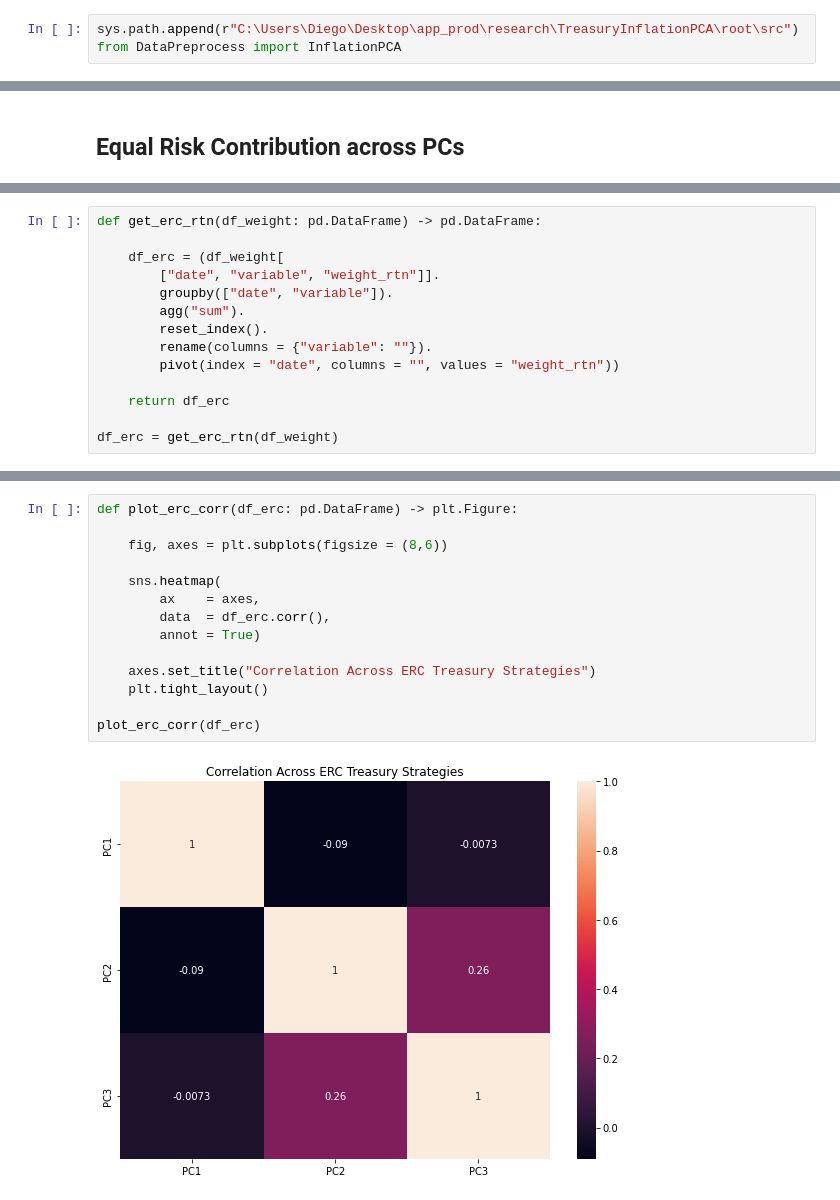
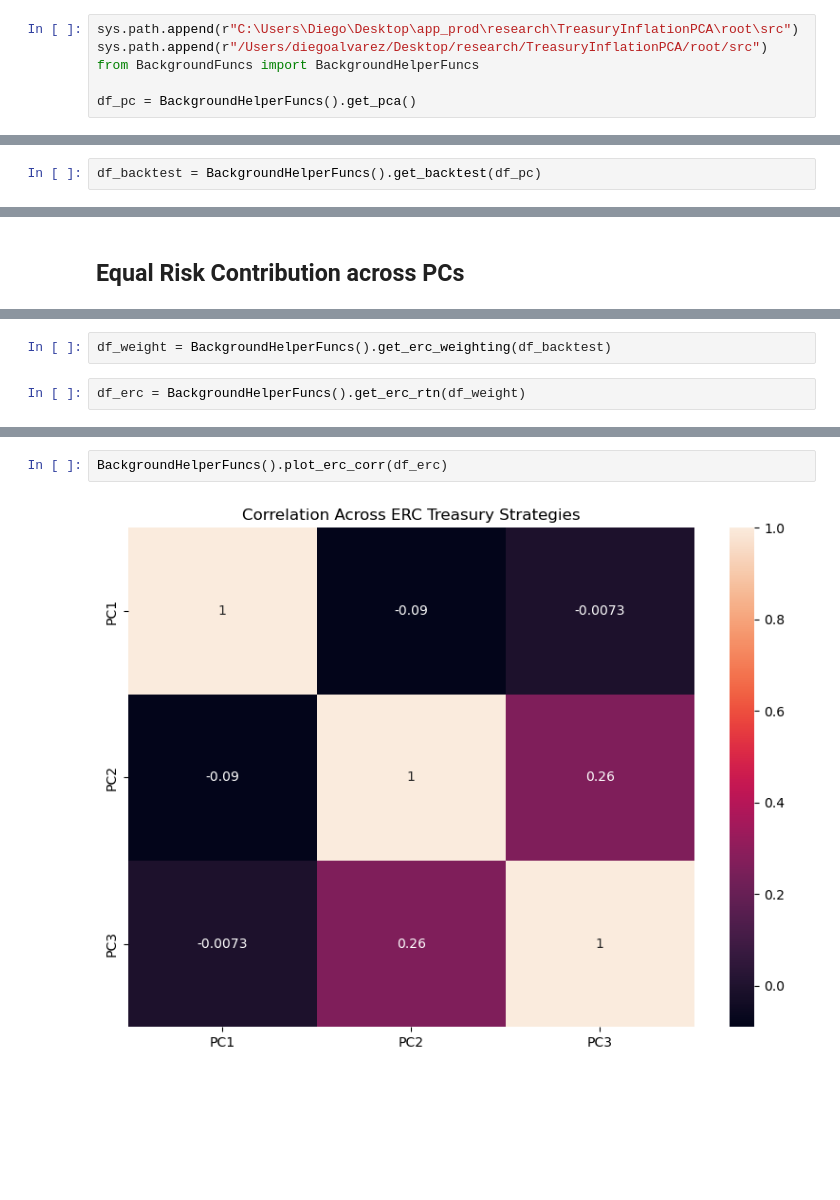
Before and after one commit to diegodalvarez/TreasuryInflationPCA, a Jupyter notebook: root/notebook/BacktestReturns.ipynb, the cells around one changed output, grey strips where cells are left out. Drawn from its saved outputs; the diff is of its cells as text; blank space fills up the shorter version.

```diff
--- a/root/notebook/BacktestReturns.ipynb
+++ b/root/notebook/BacktestReturns.ipynb
@@ -11,6 +11,9 @@ import matplotlib.pyplot as plt
 from   matplotlib.ticker import FuncFormatter
 # %%
 sys.path.append(r"C:\Users\Diego\Desktop\app_prod\research\TreasuryInflationPCA\root\src")
-from DataPreprocess import InflationPCA
+sys.path.append(r"/Users/diegoalvarez/Desktop/research/TreasuryInflationPCA/root/src")
+from BackgroundFuncs import BackgroundHelperFuncs
+
+df_pc = BackgroundHelperFuncs().get_pca()
 # %% [markdown]
 ## Analyzing PCA Signals
@@ -126,0 +35,2 @@ plot_correlation(df_backtest)
+# %%
+df_backtest = BackgroundHelperFuncs().get_backtest(df_pc)
@@ -229,15 +53,5 @@ df_weight = get_erc_weighting(df_backtest)
+# %%
+df_weight = BackgroundHelperFuncs().get_erc_weighting(df_backtest)
 # %%
-def get_erc_rtn(df_weight: pd.DataFrame) -> pd.DataFrame:
-
-    df_erc = (df_weight[
-        ["date", "variable", "weight_rtn"]].
-        groupby(["date", "variable"]).
-        agg("sum").
-        reset_index().
-        rename(columns = {"variable": ""}).
-        pivot(index = "date", columns = "", values = "weight_rtn"))
-
-    return df_erc
-
-df_erc = get_erc_rtn(df_weight)
+df_erc = BackgroundHelperFuncs().get_erc_rtn(df_weight)
 # %%
@@ -284,16 +65,4 @@ plot_sharpe(df_erc)
 # %%
-def plot_erc_corr(df_erc: pd.DataFrame) -> plt.Figure:
-
-    fig, axes = plt.subplots(figsize = (8,6))
-
-    sns.heatmap(
-        ax    = axes,
-        data  = df_erc.corr(),
-        annot = True)
-
-    axes.set_title("Correlation Across ERC Treasury Strategies")
-    plt.tight_layout()
-
-plot_erc_corr(df_erc)
+BackgroundHelperFuncs().plot_erc_corr(df_erc)
 # %% [output]
-[figure, old version]
+[figure, new version]
```
Also changed, not shown: parts of 16 cells of this notebook, 3 other files.
